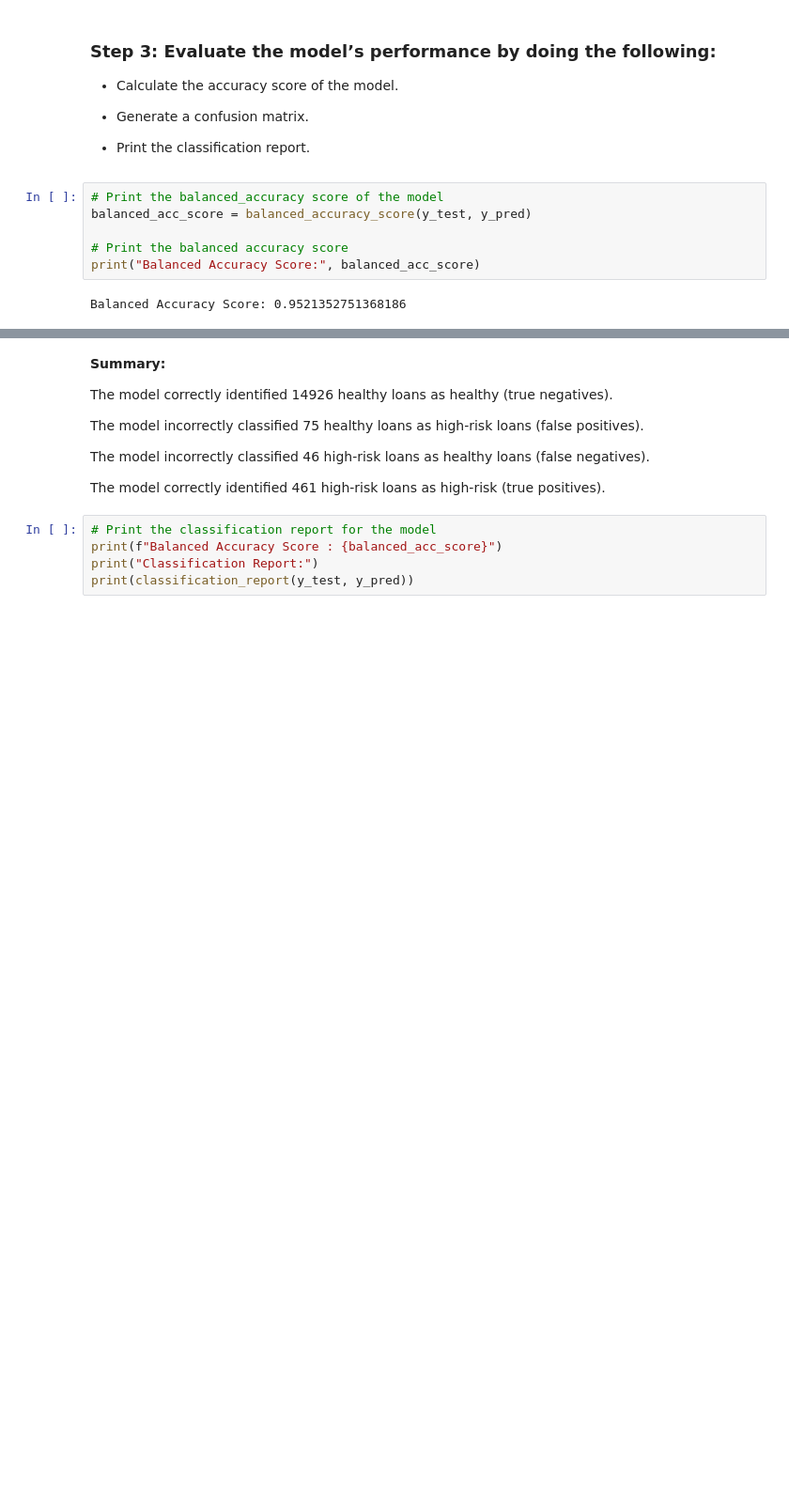
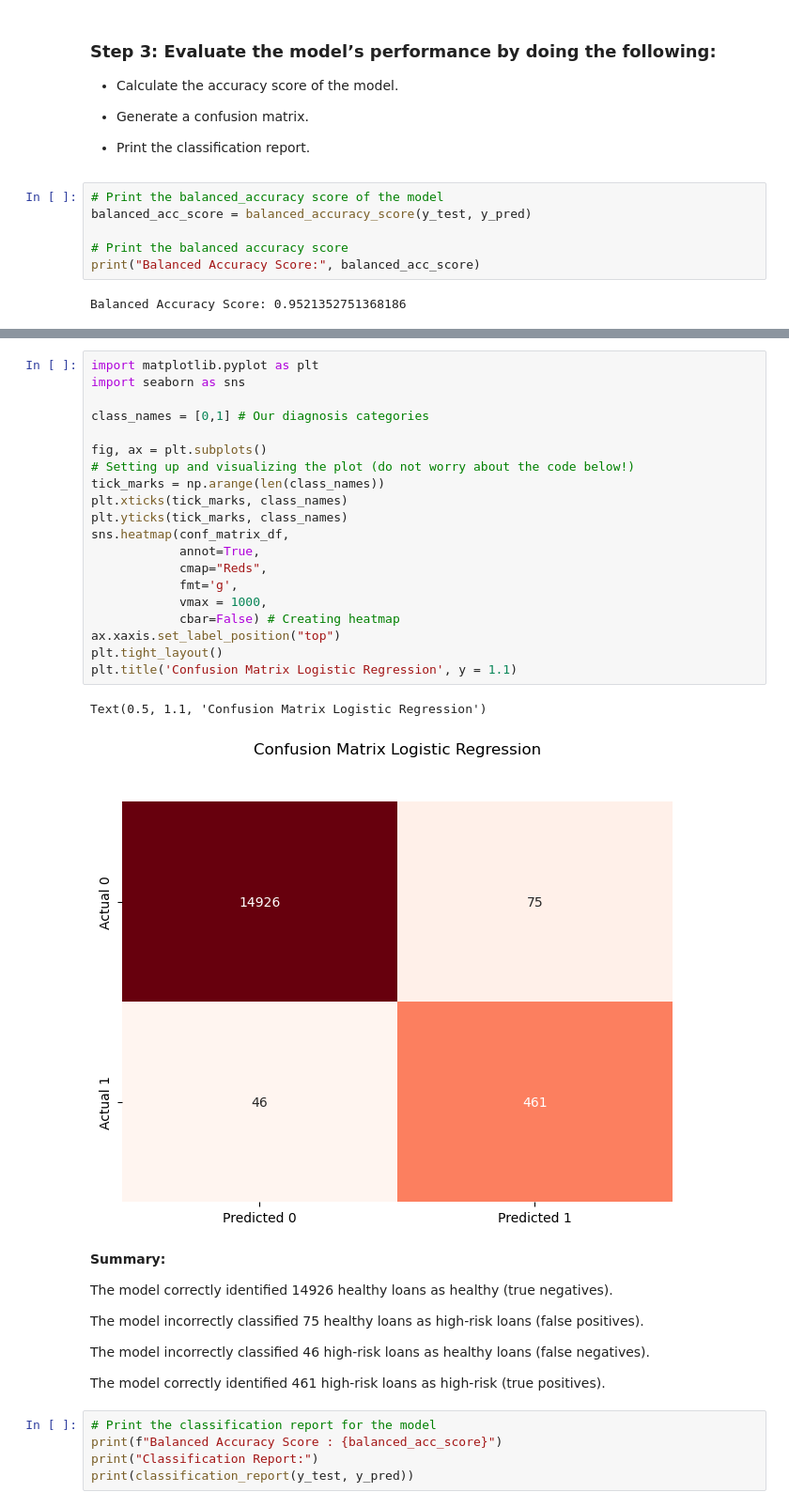
Before and after one commit to PsCushman/credit-risk-classification-challenge, a Jupyter notebook: credit_risk_classification.ipynb, the cells around one changed output, grey strips where cells are left out. Shown at 94% size. Cells and saved outputs as stored; diff of their text form; blank space fills up the shorter version.

Commit message:
added fresh confusion matrix

```diff
--- a/credit_risk_classification.ipynb
+++ b/credit_risk_classification.ipynb
@@ -137,3 +136,26 @@ Confusion Matrix:
+# %%
+import matplotlib.pyplot as plt
+import seaborn as sns
+
+class_names = [0,1] # Our diagnosis categories
+
+fig, ax = plt.subplots()
+# Setting up and visualizing the plot (do not worry about the code below!)
+tick_marks = np.arange(len(class_names))
+plt.xticks(tick_marks, class_names)
+plt.yticks(tick_marks, class_names)
+sns.heatmap(conf_matrix_df,
+            annot=True,
+            cmap="Reds",
+            fmt='g',
+            vmax = 1000,
+            cbar=False) # Creating heatmap
+ax.xaxis.set_label_position("top")
+plt.tight_layout()
+plt.title('Confusion Matrix Logistic Regression', y = 1.1)
+# %% [output]
+Text(0.5, 1.1, 'Confusion Matrix Logistic Regression')
+[figure, added]
 # %% [markdown]
 **Summary:**
 
```
Also changed, not shown: parts of 5 cells of this notebook.
